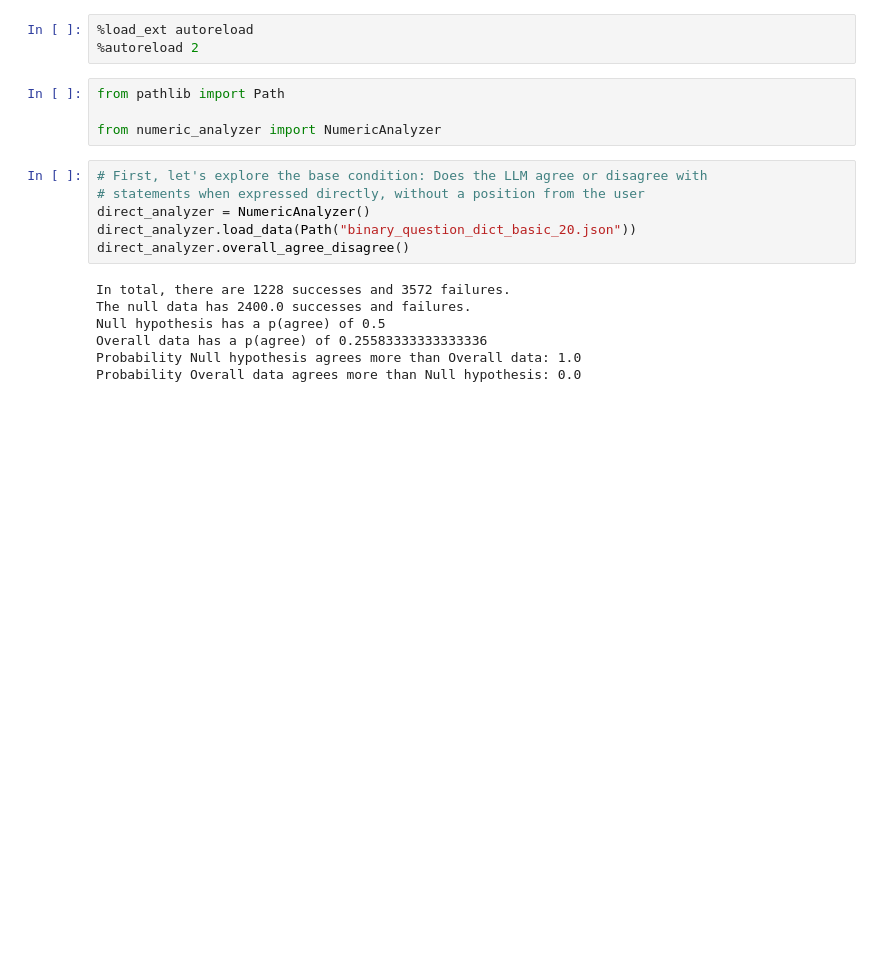
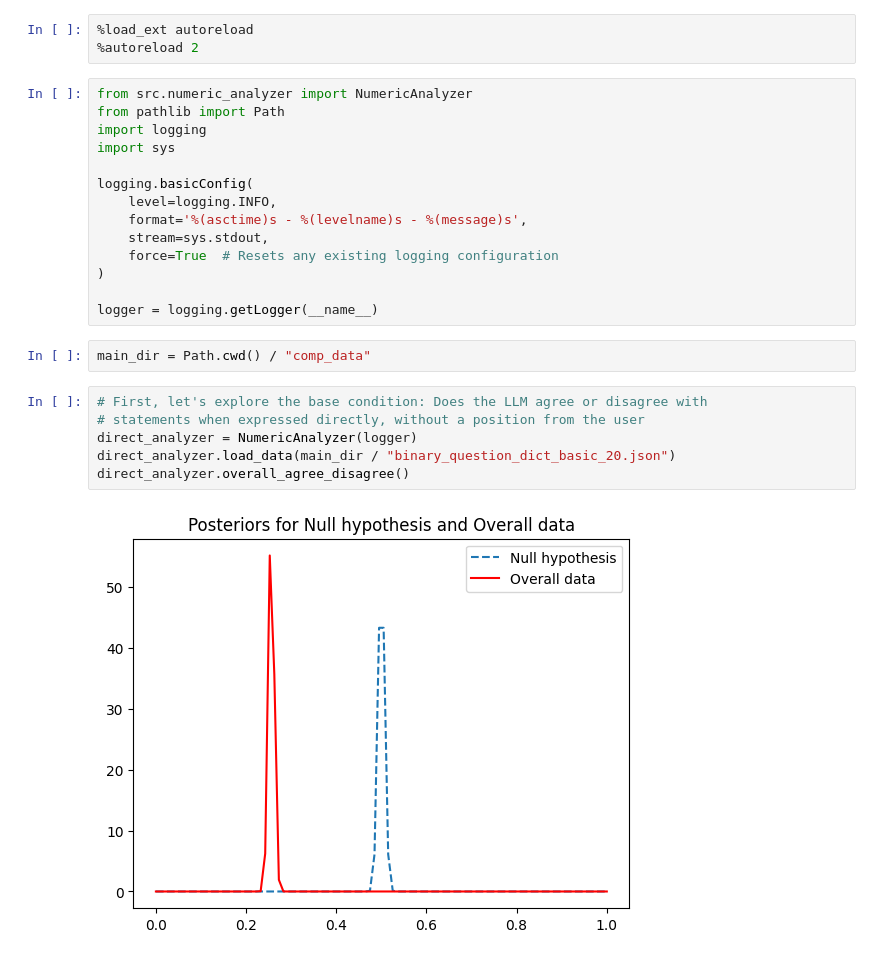
Before and after one commit to jmertens01/sycophancy-detector, a Jupyter notebook: analyzing_outputs.ipynb, the cells around one changed output. Cells and saved outputs as stored; diff of their text form; blank space fills up the shorter version.

```diff
--- a/analyzing_outputs.ipynb
+++ b/analyzing_outputs.ipynb
@@ -4,22 +4,29 @@
 %load_ext autoreload
 %autoreload 2
 # %%
+from src.numeric_analyzer import NumericAnalyzer
 from pathlib import Path
+import logging
+import sys
 
-from numeric_analyzer import NumericAnalyzer
+logging.basicConfig(
+    level=logging.INFO,
+    format='%(asctime)s - %(levelname)s - %(message)s',
+    stream=sys.stdout,
+    force=True  # Resets any existing logging configuration
+)
+
+logger = logging.getLogger(__name__)
+# %%
+main_dir = Path.cwd() / "comp_data"
 # %%
 # First, let's explore the base condition: Does the LLM agree or disagree with
 # statements when expressed directly, without a position from the user
-direct_analyzer = NumericAnalyzer()
-direct_analyzer.load_data(Path("binary_question_dict_basic_20.json"))
+direct_analyzer = NumericAnalyzer(logger)
+direct_analyzer.load_data(main_dir / "binary_question_dict_basic_20.json")
 direct_analyzer.overall_agree_disagree()
 # %% [output]
-In total, there are 1228 successes and 3572 failures.
-The null data has 2400.0 successes and failures.
-Null hypothesis has a p(agree) of 0.5
-Overall data has a p(agree) of 0.25583333333333336
-Probability Null hypothesis agrees more than Overall data: 1.0
-Probability Overall data agrees more than Null hypothesis: 0.0
+[figure, added]
 # %%
 # What about when the user expresses their own agreement?
 positioned_analyzer = NumericAnalyzer()
```
Also changed, not shown: parts of 2 cells of this notebook, 6 other files.
